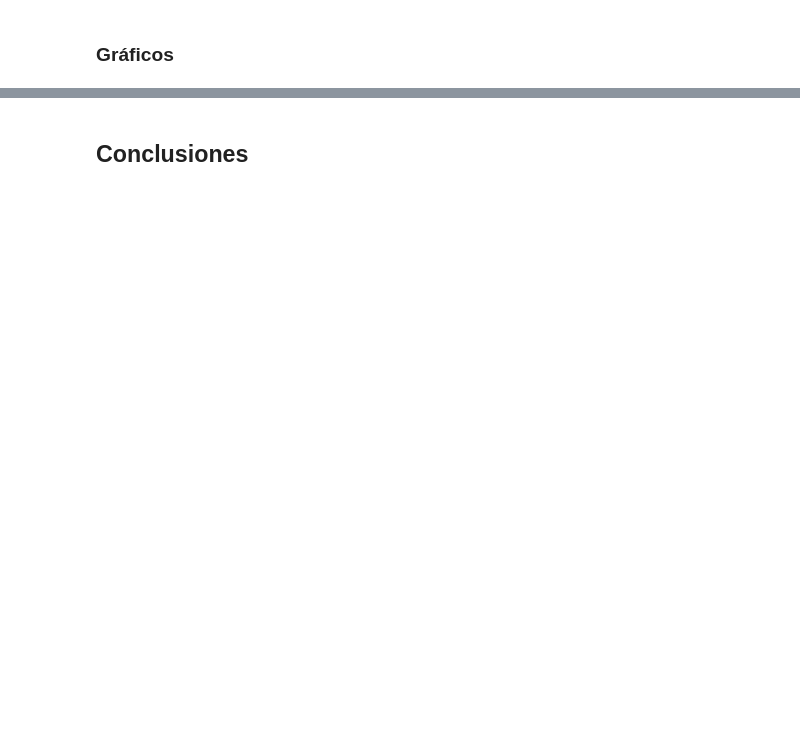
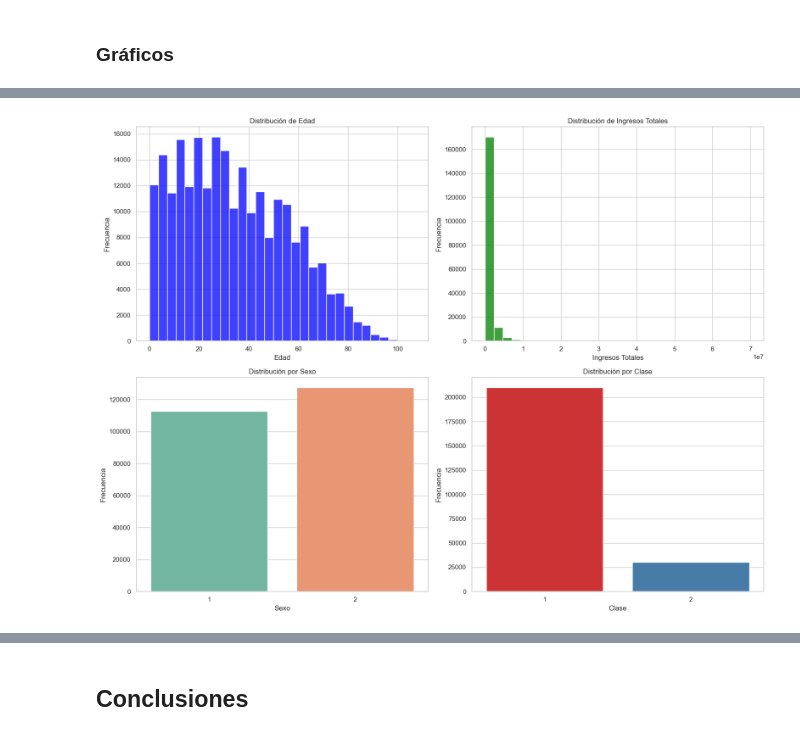
Before and after one commit to camilaleniss/miad-g8-project, a Jupyter notebook: Entrega_1_Exploracion_datos.ipynb, the cells around one changed output, grey strips where cells are left out. Saved outputs shown, nothing was run; the diff lists cells and outputs as text; code cells hidden in the pictures; blank space fills up the shorter version.

```diff
--- a/Entrega_1_Exploracion_datos.ipynb
+++ b/Entrega_1_Exploracion_datos.ipynb
@@ -184,0 +259,42 @@ El diccionario incluye los identificadores como "directorio", "llave_vivienda",
+# %%
+import matplotlib.pyplot as plt
+import seaborn as sns
+
+# Configuración de estilo para los gráficos
+sns.set(style="whitegrid")
+
+# Crear figura
+plt.figure(figsize=(16, 12))
+
+# Gráfico 1: Distribución de edades (p6040)
+plt.subplot(2, 2, 1)
+sns.histplot(personas_data['p6040'], kde=False, color='blue', bins=30)
+plt.title('Distribución de Edad')
+plt.xlabel('Edad')
+plt.ylabel('Frecuencia')
+
+# Gráfico 2: Distribución de ingresos totales (ingtot)
+plt.subplot(2, 2, 2)
+sns.histplot(personas_data['ingtot'].dropna(), kde=False, color='green', bins=30)
+plt.title('Distribución de Ingresos Totales')
+plt.xlabel('Ingresos Totales')
+plt.ylabel('Frecuencia')
+
+# Gráfico 3: Distribución de la variable Sexo (p3271)
+plt.subplot(2, 2, 3)
+sns.countplot(x='p3271', data=personas_data, palette='Set2')
+plt.title('Distribución por Sexo')
+plt.xlabel('Sexo')
+plt.ylabel('Frecuencia')
+
+# Gráfico 4: Distribución de la variable Clase (clase)
+plt.subplot(2, 2, 4)
+sns.countplot(x='clase', data=personas_data, palette='Set1')
+plt.title('Distribución por Clase')
+plt.xlabel('Clase')
+plt.ylabel('Frecuencia')
+
+plt.tight_layout()
+plt.show()
+# %% [output]
+[figure, added]
```
Also changed, not shown: parts of 6 cells of this notebook.
